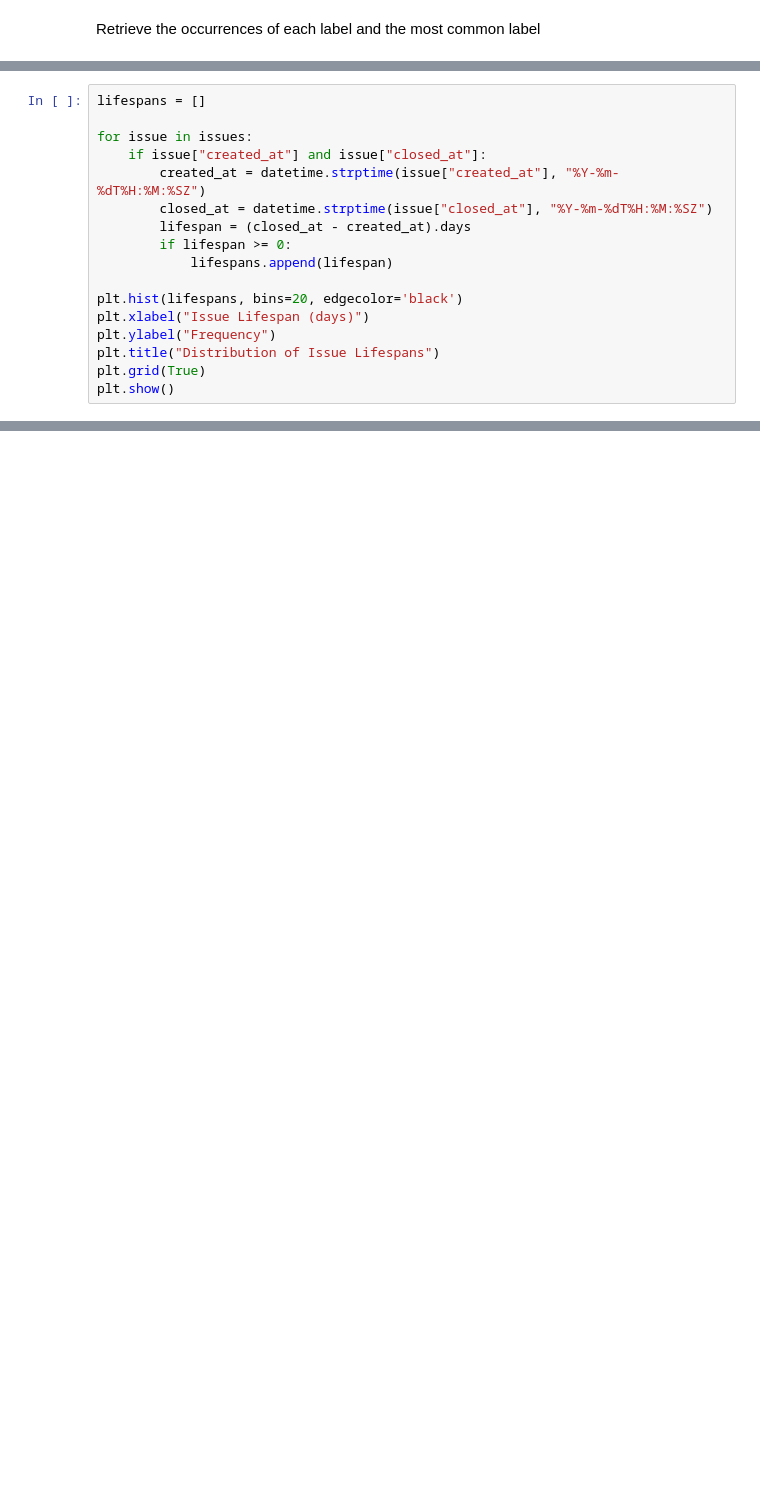
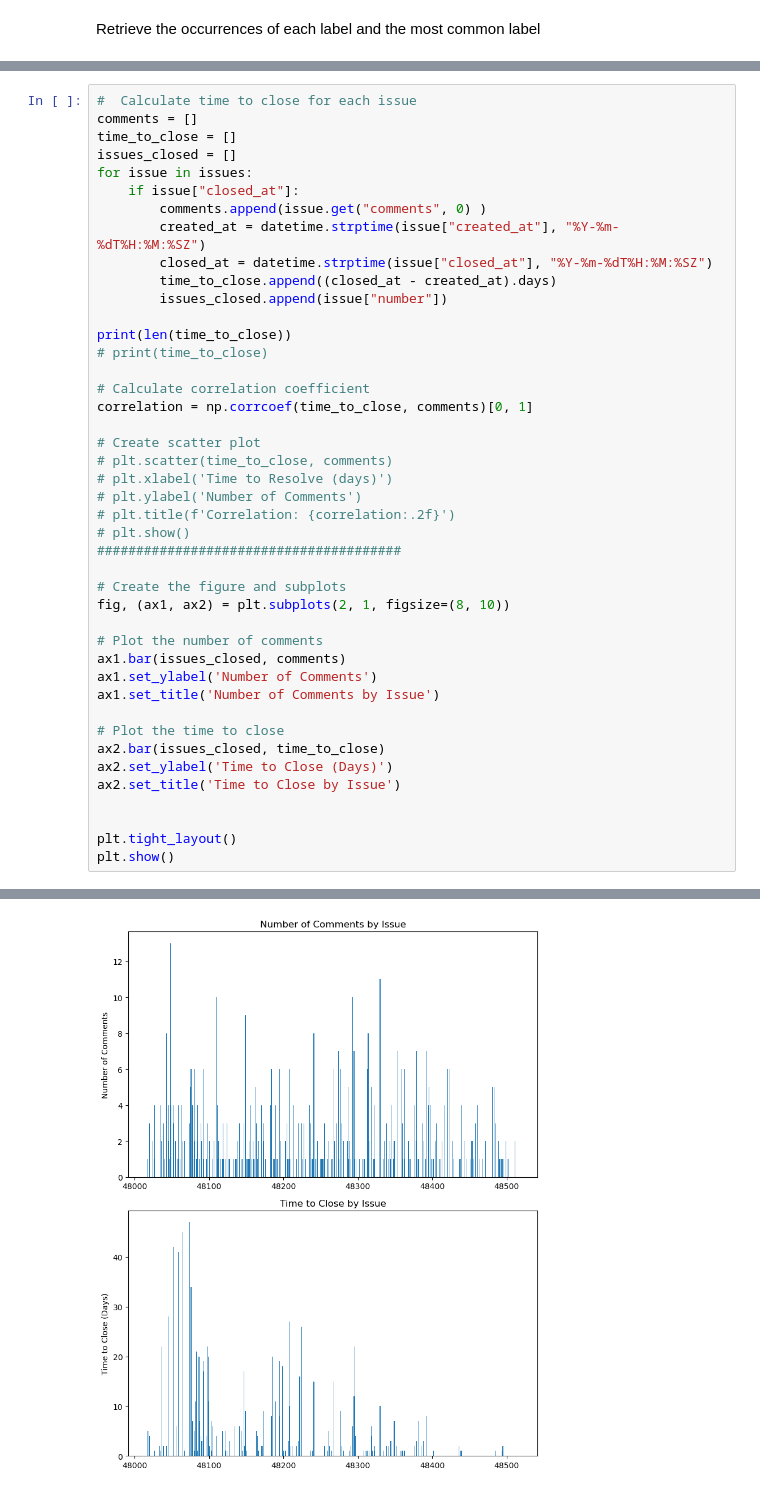
Before and after one commit to BouazizAmina/Rails_Issues_Assignment, a Jupyter notebook: Rails_Issues.ipynb, the cells around one changed output, grey strips where cells are left out. Drawn from its saved outputs; the diff is of its cells as text; blank space fills up the shorter version.

Commit message:
comment the code & add the last qst

```diff
--- a/Rails_Issues.ipynb
+++ b/Rails_Issues.ipynb
@@ -304,17 +245,0 @@ NameError: name 'resolved_durations' is not defined
-# %%
-lifespans = []
-
-for issue in issues:
-    if issue["created_at"] and issue["closed_at"]:
-        created_at = datetime.strptime(issue["created_at"], "%Y-%m-%dT%H:%M:%SZ")
-        closed_at = datetime.strptime(issue["closed_at"], "%Y-%m-%dT%H:%M:%SZ")
-        lifespan = (closed_at - created_at).days
-        if lifespan >= 0:
-            lifespans.append(lifespan)
-
-plt.hist(lifespans, bins=20, edgecolor='black')
-plt.xlabel("Issue Lifespan (days)")
-plt.ylabel("Frequency")
-plt.title("Distribution of Issue Lifespans")
-plt.grid(True)
-plt.show()
@@ -368,0 +246,44 @@ plt.show()
+# %%
+#  Calculate time to close for each issue
+comments = []
+time_to_close = []
+issues_closed = []
+for issue in issues:
+    if issue["closed_at"]:
+        comments.append(issue.get("comments", 0) )
+        created_at = datetime.strptime(issue["created_at"], "%Y-%m-%dT%H:%M:%SZ")
+        closed_at = datetime.strptime(issue["closed_at"], "%Y-%m-%dT%H:%M:%SZ")
+        time_to_close.append((closed_at - created_at).days)
+        issues_closed.append(issue["number"])
+
+print(len(time_to_close))
+# print(time_to_close)
+
+# Calculate correlation coefficient
+correlation = np.corrcoef(time_to_close, comments)[0, 1]
+
+# Create scatter plot
+# plt.scatter(time_to_close, comments)
+# plt.xlabel('Time to Resolve (days)')
+# plt.ylabel('Number of Comments')
+# plt.title(f'Correlation: {correlation:.2f}')
+# plt.show()
+#######################################
+
+# Create the figure and subplots
+fig, (ax1, ax2) = plt.subplots(2, 1, figsize=(8, 10))
+
+# Plot the number of comments
+ax1.bar(issues_closed, comments)
+ax1.set_ylabel('Number of Comments')
+ax1.set_title('Number of Comments by Issue')
+
+# Plot the time to close
+ax2.bar(issues_closed, time_to_close)
+ax2.set_ylabel('Time to Close (Days)')
+ax2.set_title('Time to Close by Issue')
+
+
+plt.tight_layout()
+plt.show()
+# %% [output]
@@ -368,0 +291 @@ plt.show()
+[figure, added]
```
Also changed, not shown: parts of 9 cells of this notebook.
